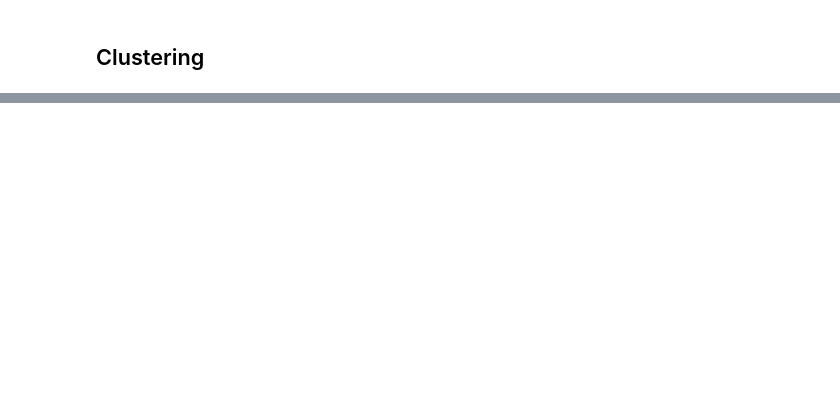
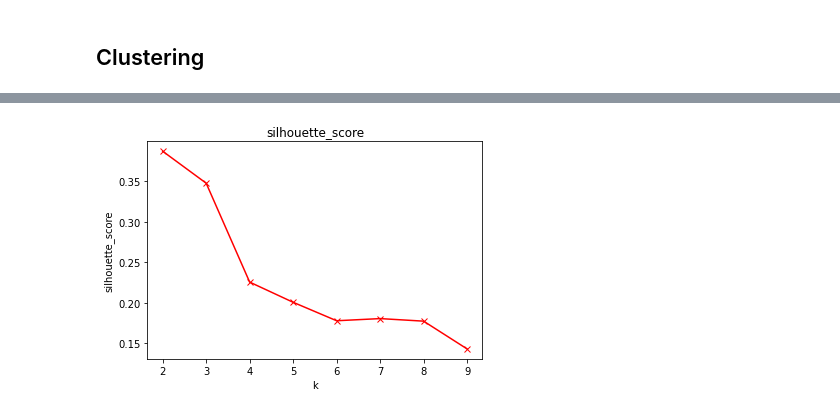
Before and after one commit to dhbangtroi/dss-thesis, a Jupyter notebook: CODES/Thesis-Draft-Codes.ipynb, the cells around one changed output, grey strips where cells are left out. Drawn from its saved outputs; the diff is of its cells as text; code cells hidden in the pictures; blank space fills up the shorter version.

```diff
--- a/CODES/Thesis-Draft-Codes.ipynb
+++ b/CODES/Thesis-Draft-Codes.ipynb
@@ -258,0 +528,8 @@ df['clean_qualification'][2]
+# %%
+plt.plot(K, silho_scores, "rx-")
+plt.xlabel("k")
+plt.ylabel("silhouette_score")
+plt.title("silhouette_score")
+plt.show()
+# %% [output]
+[figure, added]
```
Also changed, not shown: parts of 44 cells of this notebook, 1 other file.
